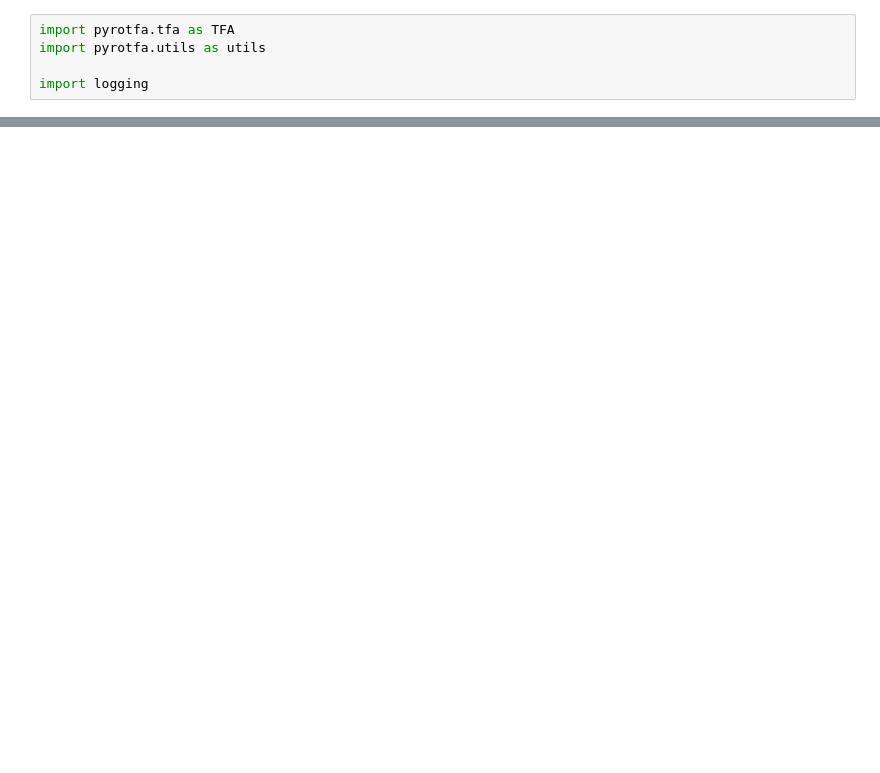
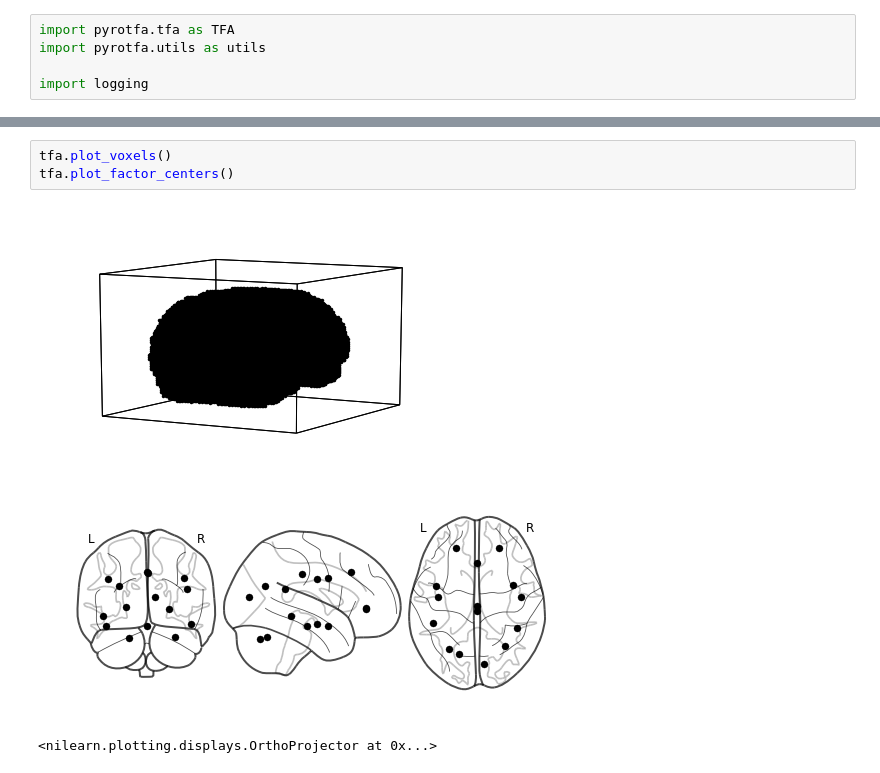
Before and after one commit to neu-pen/pyrotfa, a Jupyter notebook: notebooks/example_tfa.ipynb, the cells around one changed output, grey strips where cells are left out. Drawn from its saved outputs; the diff is of its cells as text; blank space fills up the shorter version.

```diff
--- a/notebooks/example_tfa.ipynb
+++ b/notebooks/example_tfa.ipynb
@@ -36,0 +37,7 @@ utils.plot_losses(losses)
+# %%
+tfa.plot_voxels()
+tfa.plot_factor_centers()
+# %% [output]
+[figure, added]
+[figure, added]
+<nilearn.plotting.displays.OrthoProjector at 0x...>
```
Also changed, not shown: parts of 5 cells of this notebook.
